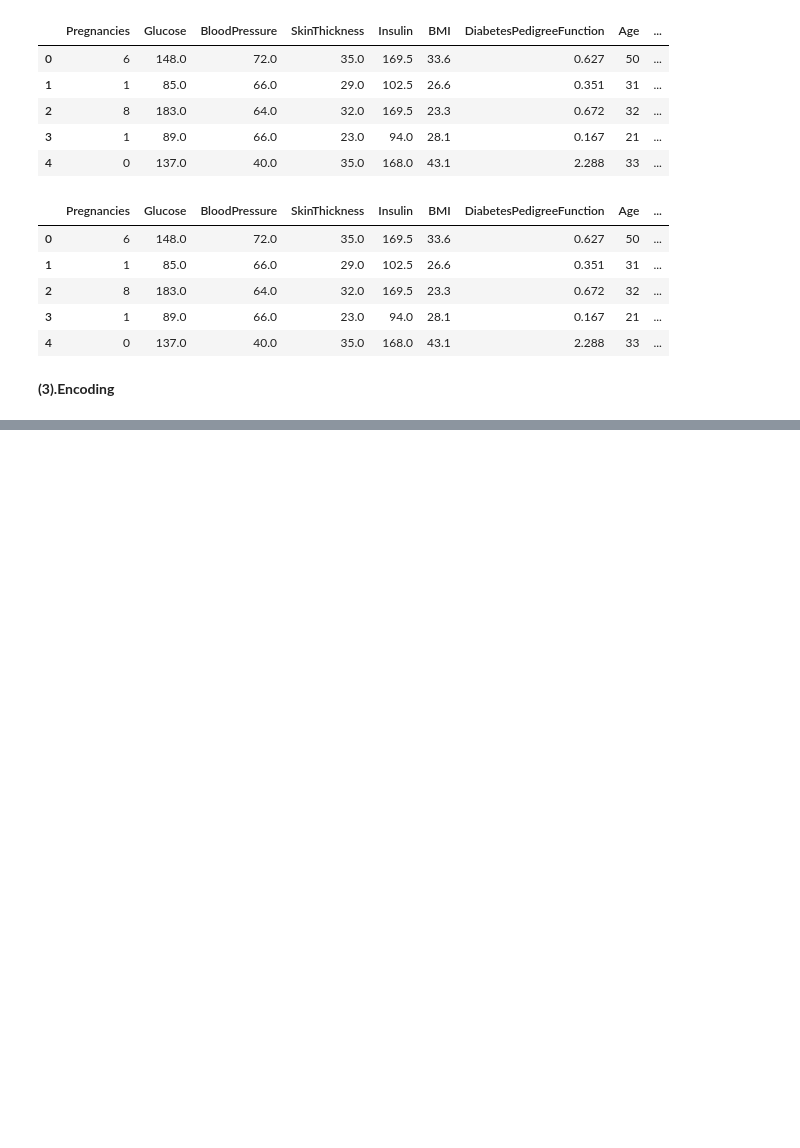
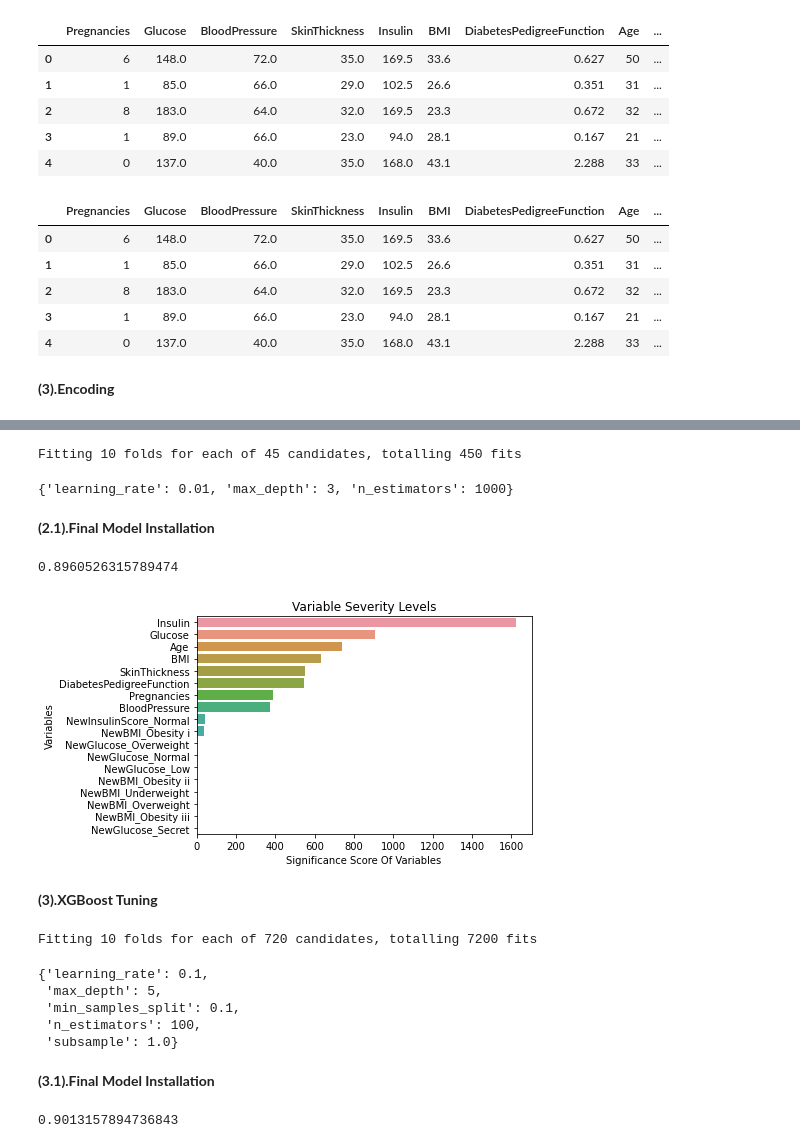
Before and after one commit to naveengovindasamy/Diabetes-Prediction-Using-ML, a Jupyter notebook: DiabetesML.ipynb, the cells around one changed output, grey strips where cells are left out. Cells and saved outputs as stored; diff of their text form; code cells hidden in the pictures; blank space fills up the shorter version.

```diff
--- a/DiabetesML.ipynb
+++ b/DiabetesML.ipynb
@@ -395,0 +577,33 @@ df.head()
+# %%
+gs_cv = GridSearchCV(lgbm,
+                     lgbm_params,
+                     cv = 10,
+                     n_jobs = -1,
+                     verbose = 2).fit(X, y)
+# %% [output]
+Fitting 10 folds for each of 45 candidates, totalling 450 fits
+# %%
+gs_cv.best_params_
+# %% [output]
+{'learning_rate': 0.01, 'max_depth': 3, 'n_estimators': 1000}
+# %% [markdown]
+**(2.1).Final Model Installation**
+# %%
+lgbm_tuned = LGBMClassifier(**gs_cv.best_params_).fit(X,y)
+# %%
+cross_val_score(lgbm_tuned, X, y, cv = 10).mean()
+# %% [output]
+0.8960526315789474
+# %%
+feature_imp = pd.Series(lgbm_tuned.feature_importances_,
+                        index=X.columns).sort_values(ascending=False)
+
+sns.barplot(x=feature_imp, y=feature_imp.index)
+plt.xlabel('Significance Score Of Variables')
+plt.ylabel('Variables')
+plt.title("Variable Severity Levels")
+plt.show()
+# %% [output]
+[figure, added]
+# %% [markdown]
+**(3).XGBoost Tuning**
@@ -395,0 +619,14 @@ df.head()
+# %%
+xgb_cv_model  = GridSearchCV(xgb,xgb_params, cv = 10, n_jobs = -1, verbose = 2).fit(X, y)
+# %% [output]
+Fitting 10 folds for each of 720 candidates, totalling 7200 fits
+# %%
+xgb_cv_model.best_params_
+# %% [output]
+{'learning_rate': 0.1,
+ 'max_depth': 5,
+ 'min_samples_split': 0.1,
+ 'n_estimators': 100,
+ 'subsample': 1.0}
+# %% [markdown]
+**(3.1).Final Model Installation**
@@ -395,0 +635,4 @@ df.head()
+# %%
+cross_val_score(xgb_tuned, X, y, cv = 10).mean()
+# %% [output]
+0.9013157894736843
```
Also changed, not shown: parts of 37 cells of this notebook.
